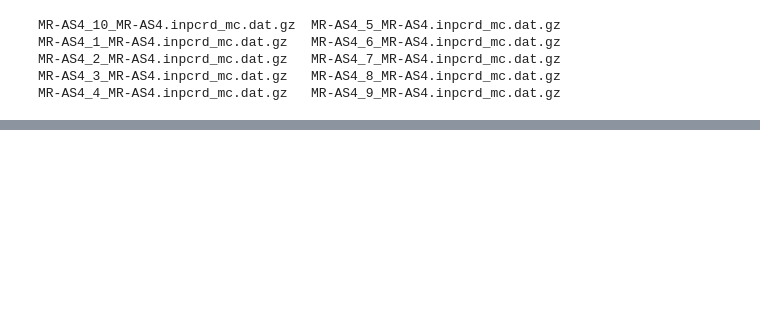
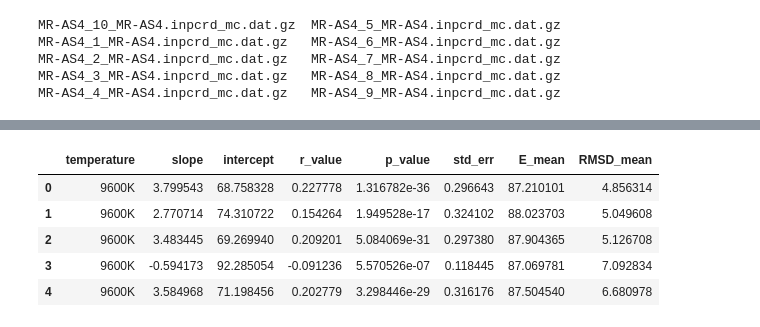
Before and after one commit to saguileran/MD-SCPI, a Jupyter notebook: NoteBooks/Plots_MC.ipynb, the cells around one changed output, grey strips where cells are left out. Saved outputs shown, nothing was run; the diff lists cells and outputs as text; code cells hidden in the pictures; blank space fills up the shorter version.

```diff
--- a/NoteBooks/Plots_MC.ipynb
+++ b/NoteBooks/Plots_MC.ipynb
@@ -170,0 +201,9 @@ fig.savefig("./MC_energies.png", transparent=True, bbox_inches='tight')
+# %%
+parameters.head()
+# %% [output]
+|  | temperature | slope | intercept | r_value | p_value | std_err | E_mean | RMSD_mean |
+| 0 | 9600K | 3.799543 | 68.758328 | 0.227778 | 1.316782e-36 | 0.296643 | 87.210101 | 4.856314 |
+| 1 | 9600K | 2.770714 | 74.310722 | 0.154264 | 1.949528e-17 | 0.324102 | 88.023703 | 5.049608 |
+| 2 | 9600K | 3.483445 | 69.269940 | 0.209201 | 5.084069e-31 | 0.297380 | 87.904365 | 5.126708 |
+| 3 | 9600K | -0.594173 | 92.285054 | -0.091236 | 5.570526e-07 | 0.118445 | 87.069781 | 7.092834 |
+| 4 | 9600K | 3.584968 | 71.198456 | 0.202779 | 3.298446e-29 | 0.316176 | 87.504540 | 6.680978 |
```
Also changed, not shown: parts of 5 cells of this notebook.
